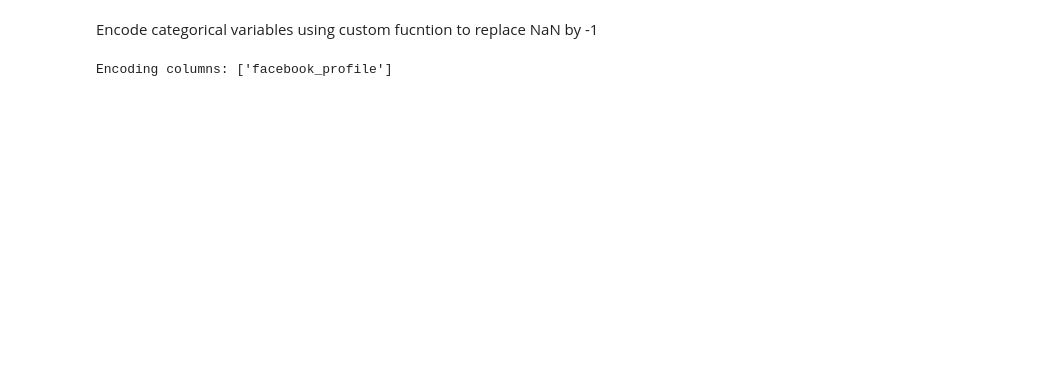
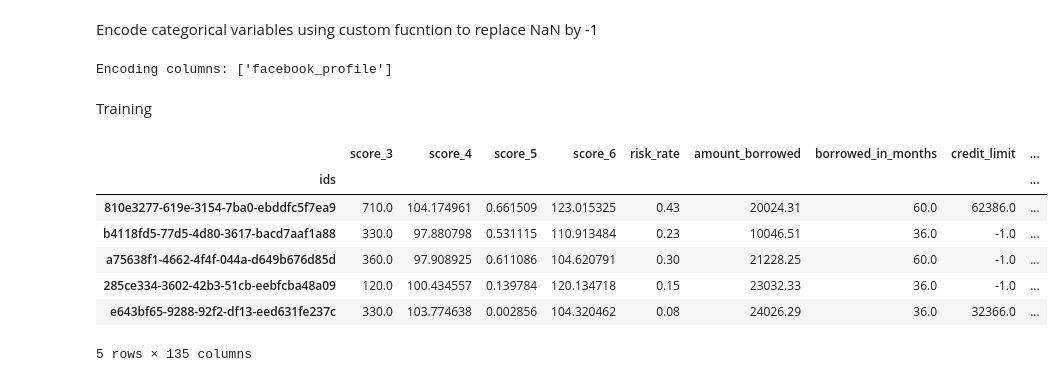
Before and after one commit to ArmanDipu/ml-uofc-self-learn, a Jupyter notebook: notebooks/basic_ml.ipynb, the cells around one changed output. Saved outputs shown, nothing was run; the diff lists cells and outputs as text; code cells hidden in the pictures; blank space fills up the shorter version.

```diff
--- a/notebooks/basic_ml.ipynb
+++ b/notebooks/basic_ml.ipynb
@@ -104,3 +113,5 @@ Encoding columns: ['facebook_profile']
 # %%
 df_train, df_test = encode_all(df_train, df_test, encode_cols)
 df_train, df_test = df_train.fillna(-1), df_test.fillna(-1)
+# %% [markdown]
+Training
@@ -106,0 +121,11 @@ df_train, df_test = df_train.fillna(-1), df_test.fillna(-1)
+# %%
+X_train.head()
+# %% [output]
+|  | score_3 | score_4 | score_5 | score_6 | risk_rate | amount_borrowed | borrowed_in_months | credit_limit | ... |
+| ids |  |  |  |  |  |  |  |  | ... |
+| 810e3277-619e-3154-7ba0-ebddfc5f7ea9 | 710.0 | 104.174961 | 0.661509 | 123.015325 | 0.43 | 20024.31 | 60.0 | 62386.0 | ... |
+| b4118fd5-77d5-4d80-3617-bacd7aaf1a88 | 330.0 | 97.880798 | 0.531115 | 110.913484 | 0.23 | 10046.51 | 36.0 | -1.0 | ... |
+| a75638f1-4662-4f4f-044a-d649b676d85d | 360.0 | 97.908925 | 0.611086 | 104.620791 | 0.30 | 21228.25 | 60.0 | -1.0 | ... |
+| 285ce334-3602-42b3-51cb-eebfcba48a09 | 120.0 | 100.434557 | 0.139784 | 120.134718 | 0.15 | 23032.33 | 36.0 | -1.0 | ... |
+| e643bf65-9288-92f2-df13-eed631fe237c | 330.0 | 103.774638 | 0.002856 | 104.320462 | 0.08 | 24026.29 | 36.0 | 32366.0 | ... |
+5 rows × 135 columns
```
Also changed, not shown: parts of 8 cells of this notebook.
